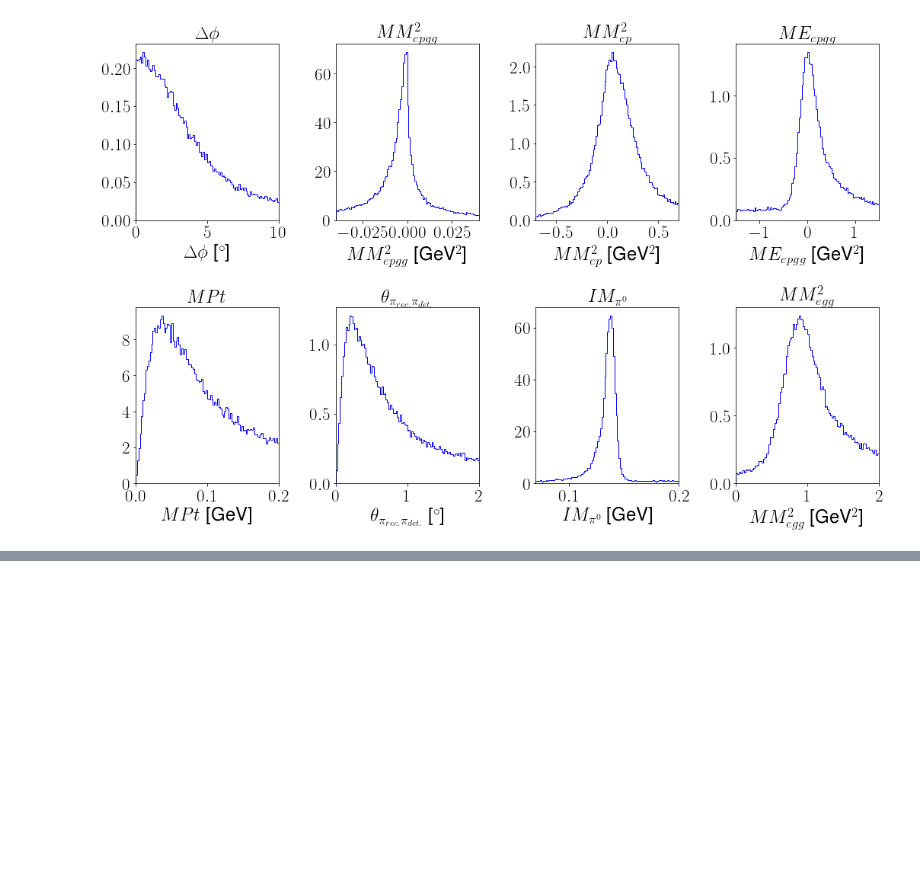
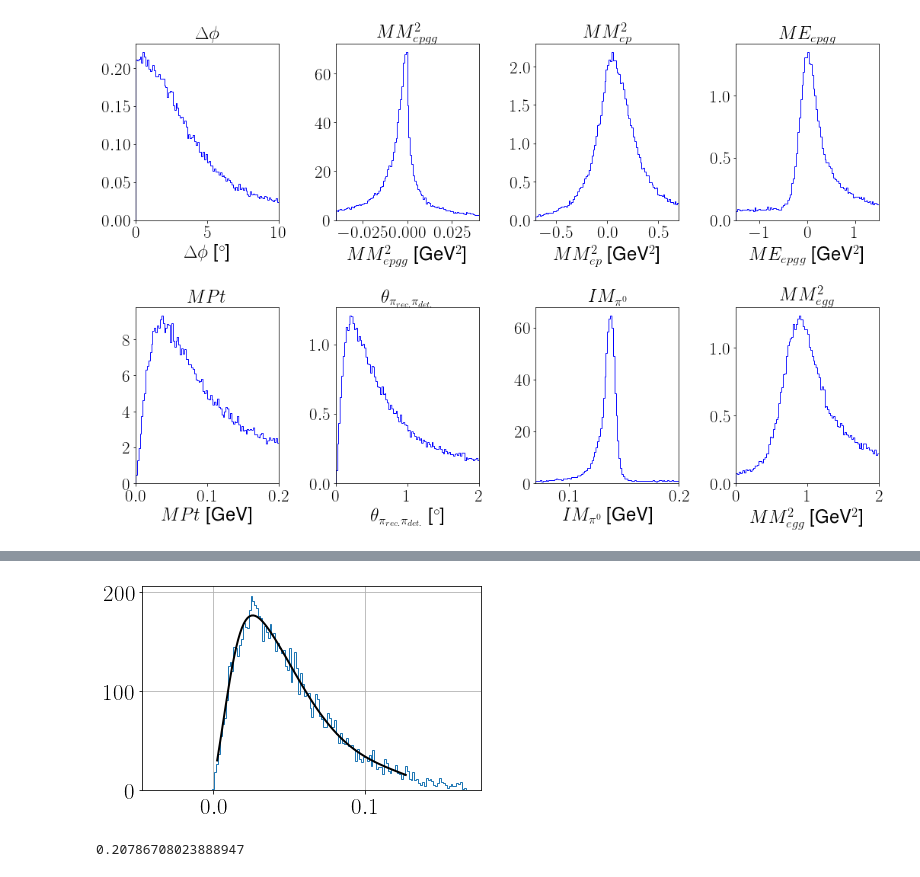
Before and after one commit to Sangbaek/clas12DVCS, a Jupyter notebook: refining_cuts.ipynb, the cells around one changed output, grey strips where cells are left out. Saved outputs shown, nothing was run; the diff lists cells and outputs as text; code cells hidden in the pictures; blank space fills up the shorter version.

```diff
--- a/refining_cuts.ipynb
+++ b/refining_cuts.ipynb
@@ -4584,0 +4801,28 @@ pi0SimInb_forDVCS_CDFT = pi0SimInb_forDVCS.loc[pi0SimInb_forDVCS.config==3]
+# %%
+pi0SimInb_forDVCS_CDFT = pi0SimInb_forDVCS_CDFT.loc[(pi0SimInb_forDVCS_CDFT.ME_epgg<0.920) & (pi0SimInb_forDVCS_CDFT.ME_epgg>-0.919)]
+# %%
+pvalue_opt = 0
+for i in range(0, 10):
+    if i == 0:
+        dist, bins = np.histogram(pi0SimInb_forDVCS_CDFT.MPt, bins = np.linspace(0.005, 0.15, 101))
+        params = [1, 0, 0.03, 0, 0, 0]
+    else:
+        dist, bins = np.histogram(pi0SimInb_forDVCS_CDFT.MPt, bins = np.linspace(lb, ub, 101))
+    bincenters = np.array([0.5 * (bins[i] + bins[i + 1]) for i in range(len(bins) - 1)])
+    hist = dist/np.sum(dist)/np.diff(bincenters)[0]
+    res_lsq = least_squares(lstsq_skewnormfit, params, args=(bincenters, hist))
+    params = res_lsq.x
+    a, loc, scale, b, c, d = params
+    lb = 0.002
+    ub = loc+3*scale
+    pvalue, chi2fit, dof = probFit(dist, bins,  skewnormfit(res_lsq.x, bincenters), res_lsq)
+    print(pvalue, lb, ub)
+    if pvalue>pvalue_opt:
+        pvalue_opt = pvalue
+        bins_opt = bins
+        bincenters_opt = bincenters
+        params_opt = res_lsq.x
+        lb_opt = lb
+        ub_opt = ub
+        dist_opt = dist
+        print(params_opt, lb, ub, pvalue)
@@ -4584,0 +4848,14 @@ pi0SimInb_forDVCS_CDFT = pi0SimInb_forDVCS.loc[pi0SimInb_forDVCS.config==3]
+# %%
+pi0SimInb_forDVCS_CDFT.MPt.hist(bins = extendedBins(bins_opt, 30, 30), histtype = 'step')
+
+# df = 4.5
+# scale = 0.065
+# x = np.linspace(-0.4, 0.4, 100)
+plt.plot(bincenters_opt, skewnormfit(params_opt, bincenters_opt)*np.sum(dist_opt)*np.diff(bincenters_opt)[0], 'k-', lw=2, label='frozen pdf')
+plt.show()
+# %% [output]
+[figure, added]
+# %%
+skewnorm.ppf(0.999999426696856, a = params_opt[0], loc = params_opt[1], scale = params_opt[2])
+# %% [output]
+0.20786708023888947
```
Also changed, not shown: parts of 325 cells of this notebook.
